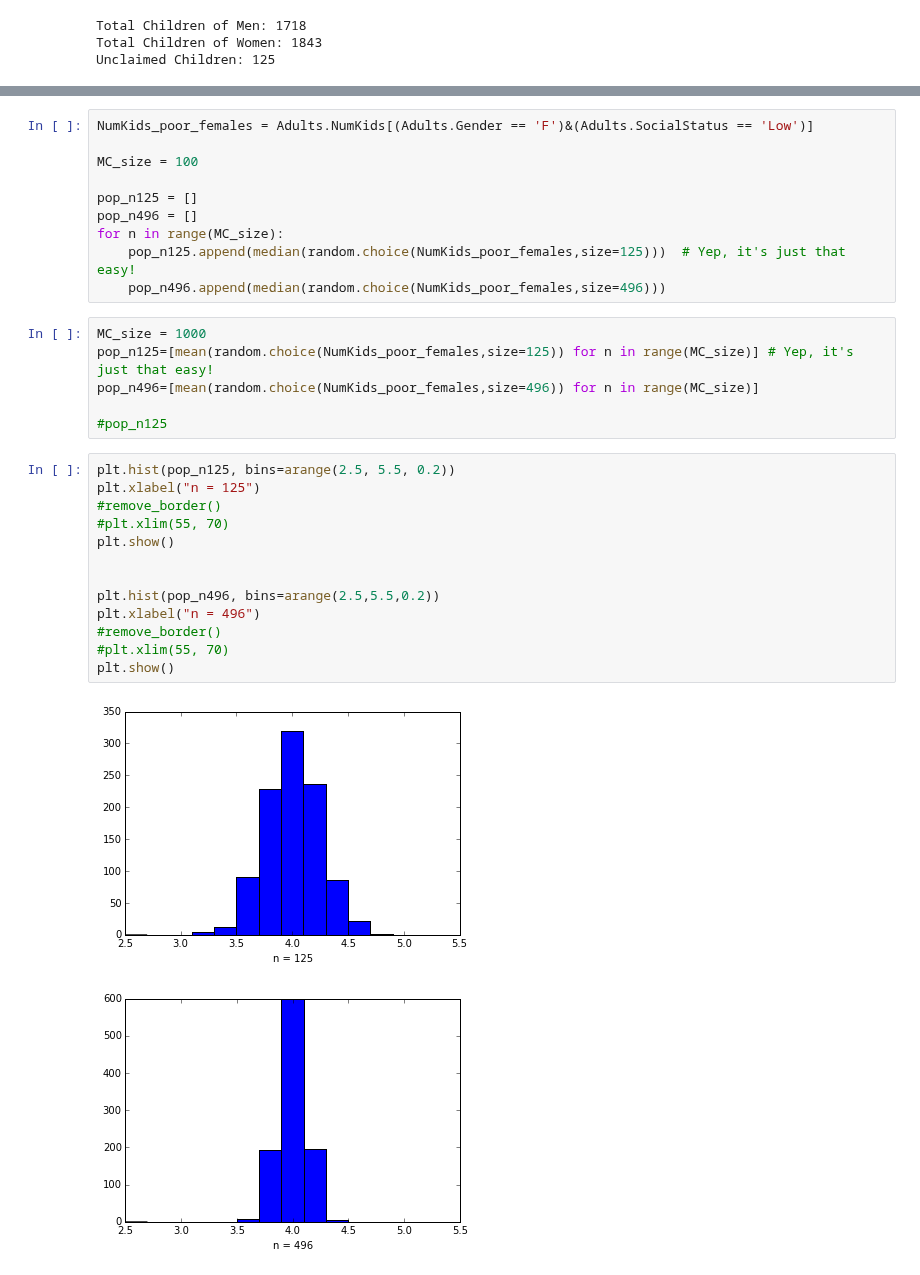
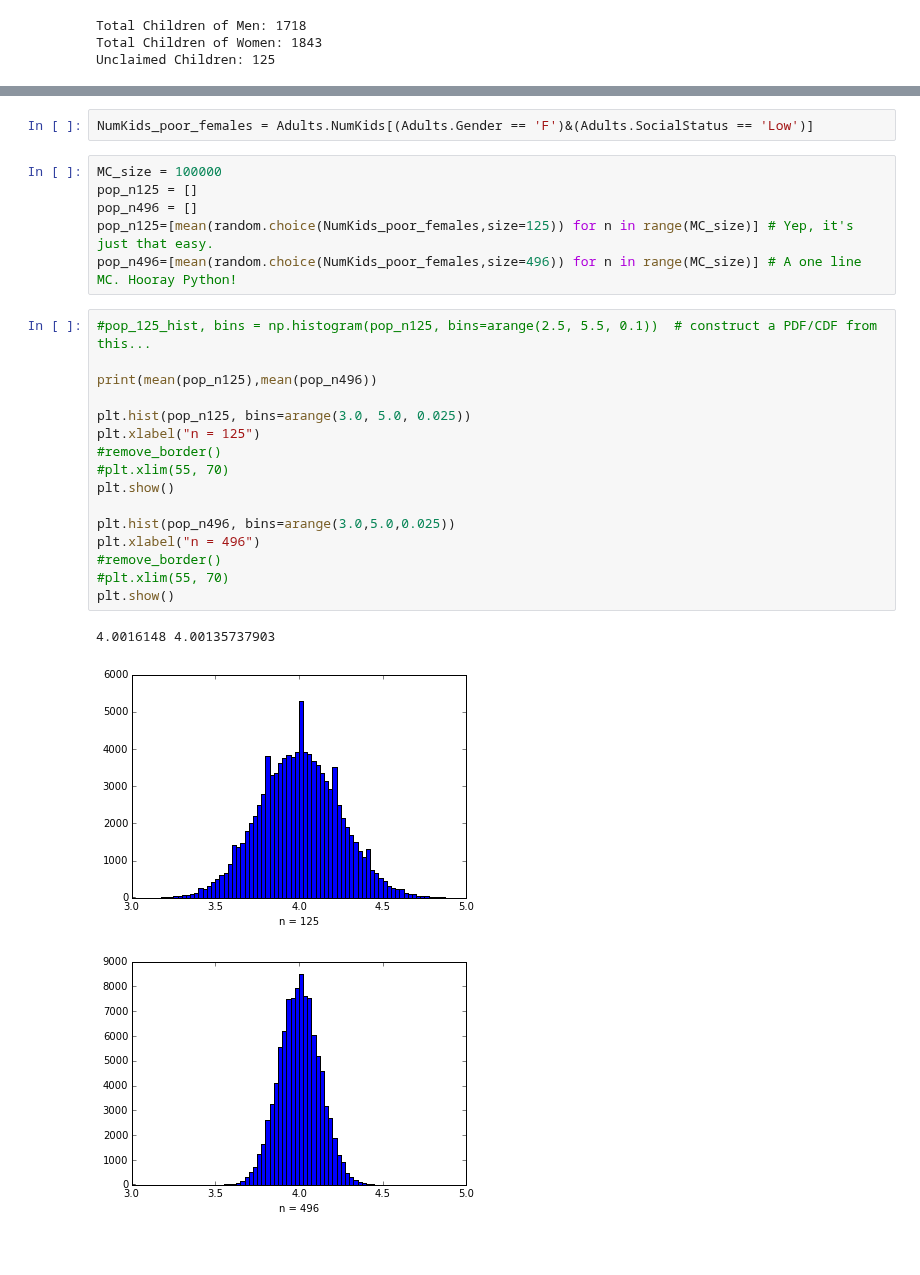
Before and after one commit to benlaken/Nbks, a Jupyter notebook: Historical_birth_analysis.ipynb, the cells around one changed output, grey strips where cells are left out. Saved outputs shown, nothing was run; the diff lists cells and outputs as text; blank space fills up the shorter version.

Commit message:
added original figure

```diff
--- a/Historical_birth_analysis.ipynb
+++ b/Historical_birth_analysis.ipynb
@@ -306,35 +293,31 @@ Unclaimed Children: 125
 Approach to the Monte Carlo test: Test the hypothesis that the Median diffrence between the Fertility (Number of Children born) to Poor Females was statstically significantly diffrent between the Solar Max and Solar Min Samples from random cases (i.e. in the absence of the proposed causal factor).
 
 To do this I will generate two large populations of Median values basd on the entirety of the Poor Female dataset. Where the medians are calculated from randomly selected samples of n = 125, and n = 496 individuals respectivley. These will be used to determine a cumulative density function (CDF) of the null hypothesis cases, against which to evaluate the Smax and Smin samples respectivley.
+# %%
+NumKids_poor_females = Adults.NumKids[(Adults.Gender == 'F')&(Adults.SocialStatus == 'Low')]
 # %%
-NumKids_poor_females = Adults.NumKids[(Adults.Gender == 'F')&(Adults.SocialStatus == 'Low')]
-
-MC_size = 100
-
+MC_size = 100000
 pop_n125 = []
 pop_n496 = []
-for n in range(MC_size):
-    pop_n125.append(median(random.choice(NumKids_poor_females,size=125)))  # Yep, it's just that easy!
-    pop_n496.append(median(random.choice(NumKids_poor_females,size=496)))
+pop_n125=[mean(random.choice(NumKids_poor_females,size=125)) for n in range(MC_size)] # Yep, it's just that easy.
+pop_n496=[mean(random.choice(NumKids_poor_females,size=496)) for n in range(MC_size)] # A one line MC. Hooray Python!
-# %%
-MC_size = 1000
-pop_n125=[mean(random.choice(NumKids_poor_females,size=125)) for n in range(MC_size)] # Yep, it's just that easy!
-pop_n496=[mean(random.choice(NumKids_poor_females,size=496)) for n in range(MC_size)]
-
-#pop_n125
 # %%
-plt.hist(pop_n125, bins=arange(2.5, 5.5, 0.2))
+#pop_125_hist, bins = np.histogram(pop_n125, bins=arange(2.5, 5.5, 0.1))  # construct a PDF/CDF from this...
+
+print(mean(pop_n125),mean(pop_n496))
+
+plt.hist(pop_n125, bins=arange(3.0, 5.0, 0.025))
 plt.xlabel("n = 125")
 #remove_border()
 #plt.xlim(55, 70)
 plt.show()
 
-
-plt.hist(pop_n496, bins=arange(2.5,5.5,0.2))
+plt.hist(pop_n496, bins=arange(3.0,5.0,0.025))
 plt.xlabel("n = 496")
 #remove_border()
 #plt.xlim(55, 70)
 plt.show()
 # %% [output]
+4.0016148 4.00135737903
-[figure, old version]
+[figure, new version]
-[figure, old version]
+[figure, new version]
```
Also changed, not shown: parts of 9 cells of this notebook.
